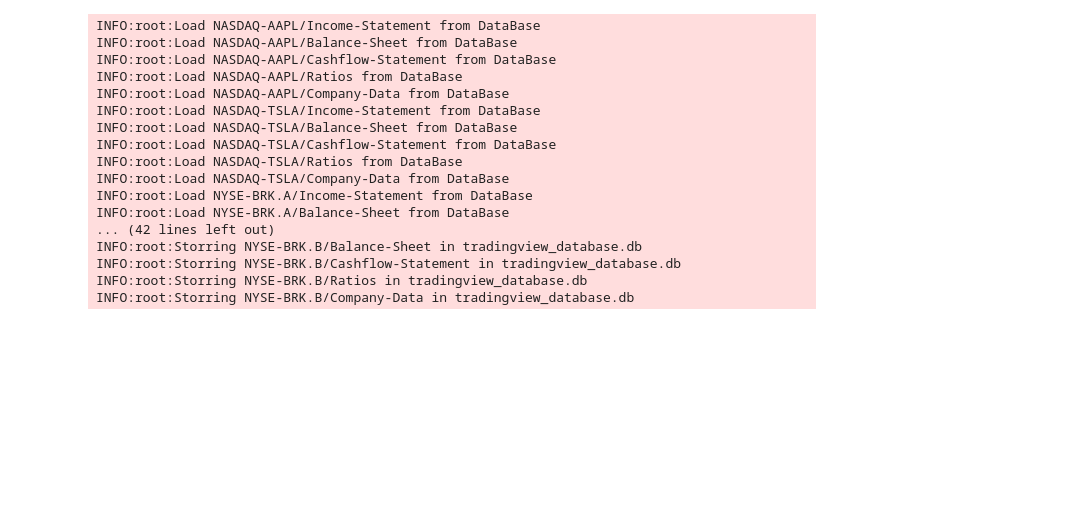
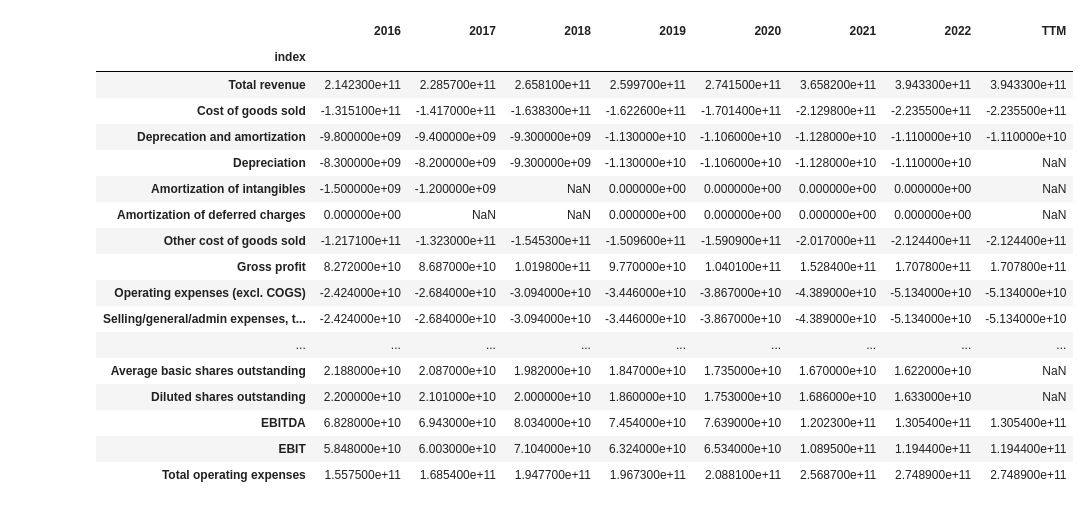
Before and after one commit to svetlozardraganov/tradingview.com-scraper, a Jupyter notebook: tradingview-scraper.ipynb, the cells around one changed output. Saved outputs shown, nothing was run; the diff lists cells and outputs as text; code cells hidden in the pictures; blank space fills up the shorter version.

Commit message:
Separate DataBase from ScrapeTrendingView classes

```diff
--- a/tradingview-scraper.ipynb
+++ b/tradingview-scraper.ipynb
@@ -554,49 +792,56 @@ class ScrapeTrendingView():
 # %%
-#Innitial Scraping Cell
+#INPUT COMPANIES DATA CELL
+
+# companies = []
+# company_urls = ['NASDAQ-AAPL', 'NASDAQ-TSLA', 'NYSE-BRK.A', 'NYSE-BRK.B']
+# for url in company_urls:
+#     output = ScrapeTrendingView(company_url=url)
+#     companies.append(output)
+
+# for company in companies:
+#     if company.load_from_database == False:
+#         DataBase.AddToDatabase(data=company)
+
+#####################################################################
 
 companies = []
 company_urls = ['NASDAQ-AAPL', 'NASDAQ-TSLA', 'NYSE-BRK.A', 'NYSE-BRK.B']
 for url in company_urls:
-    output = ScrapeTrendingView(company_url=url)
+    output = DataBase()
+    output.GetFromDataBase(company_url=url)
     companies.append(output)
 
-for company in companies:
-    if company.load_from_database == False:
-        DataBase.AddToDatabase(data=company)
+    # output = ScrapeTrendingView(company_url=url)
+    # companies.append(output)
 
+# for company in companies:
+#     if company.load_from_database == False:
+#         DataBase.AddToDatabase(data=company)
 
+#####################################################################
 # apple = ScrapeTrendingView(company_url='NASDAQ-AAPL')
-# tesla = ScrapeTrendingView(company_url='NASDAQ-TSLA')
-
 # apple.income_statement
 # apple.balanse_sheet
 # apple.cashflow_statement
 # apple.statistics
-
-# tesla.income_statement
-# tesla.balanse_sheet
-# tesla.cashflow_statement
-# tesla.statistics
-
-# berkshire.income_statement
-# berkshire.balanse_sheet
-# berkshire.cashflow_statement
-# berkshire.statistics
-# %% [output]
-INFO:root:Load NASDAQ-AAPL/Income-Statement from DataBase
-INFO:root:Load NASDAQ-AAPL/Balance-Sheet from DataBase
-INFO:root:Load NASDAQ-AAPL/Cashflow-Statement from DataBase
-INFO:root:Load NASDAQ-AAPL/Ratios from DataBase
-INFO:root:Load NASDAQ-AAPL/Company-Data from DataBase
-INFO:root:Load NASDAQ-TSLA/Income-Statement from DataBase
-INFO:root:Load NASDAQ-TSLA/Balance-Sheet from DataBase
-INFO:root:Load NASDAQ-TSLA/Cashflow-Statement from DataBase
-INFO:root:Load NASDAQ-TSLA/Ratios from DataBase
-INFO:root:Load NASDAQ-TSLA/Company-Data from DataBase
-INFO:root:Load NYSE-BRK.A/Income-Statement from DataBase
-INFO:root:Load NYSE-BRK.A/Balance-Sheet from DataBase
-... (42 lines left out)
-INFO:root:Storring NYSE-BRK.B/Balance-Sheet in tradingview_database.db
-INFO:root:Storring NYSE-BRK.B/Cashflow-Statement in tradingview_database.db
-INFO:root:Storring NYSE-BRK.B/Ratios in tradingview_database.db
-INFO:root:Storring NYSE-BRK.B/Company-Data in tradingview_database.db
+# %%
+companies[0].income_statement
+# %% [output]
+|  | 2016 | 2017 | 2018 | 2019 | 2020 | 2021 | 2022 | TTM |
+| index |  |  |  |  |  |  |  |  |
+| Total revenue | 2.142300e+11 | 2.285700e+11 | 2.658100e+11 | 2.599700e+11 | 2.741500e+11 | 3.658200e+11 | 3.943300e+11 | 3.943300e+11 |
+| Cost of goods sold | -1.315100e+11 | -1.417000e+11 | -1.638300e+11 | -1.622600e+11 | -1.701400e+11 | -2.129800e+11 | -2.235500e+11 | -2.235500e+11 |
+| Deprecation and amortization | -9.800000e+09 | -9.400000e+09 | -9.300000e+09 | -1.130000e+10 | -1.106000e+10 | -1.128000e+10 | -1.110000e+10 | -1.110000e+10 |
+| Depreciation | -8.300000e+09 | -8.200000e+09 | -9.300000e+09 | -1.130000e+10 | -1.106000e+10 | -1.128000e+10 | -1.110000e+10 | NaN |
+| Amortization of intangibles | -1.500000e+09 | -1.200000e+09 | NaN | 0.000000e+00 | 0.000000e+00 | 0.000000e+00 | 0.000000e+00 | NaN |
+| Amortization of deferred charges | 0.000000e+00 | NaN | NaN | 0.000000e+00 | 0.000000e+00 | 0.000000e+00 | 0.000000e+00 | NaN |
+| Other cost of goods sold | -1.217100e+11 | -1.323000e+11 | -1.545300e+11 | -1.509600e+11 | -1.590900e+11 | -2.017000e+11 | -2.124400e+11 | -2.124400e+11 |
+| Gross profit | 8.272000e+10 | 8.687000e+10 | 1.019800e+11 | 9.770000e+10 | 1.040100e+11 | 1.528400e+11 | 1.707800e+11 | 1.707800e+11 |
+| Operating expenses (excl. COGS) | -2.424000e+10 | -2.684000e+10 | -3.094000e+10 | -3.446000e+10 | -3.867000e+10 | -4.389000e+10 | -5.134000e+10 | -5.134000e+10 |
+| Selling/general/admin expenses, t... | -2.424000e+10 | -2.684000e+10 | -3.094000e+10 | -3.446000e+10 | -3.867000e+10 | -4.389000e+10 | -5.134000e+10 | -5.134000e+10 |
+| ... | ... | ... | ... | ... | ... | ... | ... | ... |
+| Average basic shares outstanding | 2.188000e+10 | 2.087000e+10 | 1.982000e+10 | 1.847000e+10 | 1.735000e+10 | 1.670000e+10 | 1.622000e+10 | NaN |
+| Diluted shares outstanding | 2.200000e+10 | 2.101000e+10 | 2.000000e+10 | 1.860000e+10 | 1.753000e+10 | 1.686000e+10 | 1.633000e+10 | NaN |
+| EBITDA | 6.828000e+10 | 6.943000e+10 | 8.034000e+10 | 7.454000e+10 | 7.639000e+10 | 1.202300e+11 | 1.305400e+11 | 1.305400e+11 |
+| EBIT | 5.848000e+10 | 6.003000e+10 | 7.104000e+10 | 6.324000e+10 | 6.534000e+10 | 1.089500e+11 | 1.194400e+11 | 1.194400e+11 |
+| Total operating expenses | 1.557500e+11 | 1.685400e+11 | 1.947700e+11 | 1.967300e+11 | 2.088100e+11 | 2.568700e+11 | 2.748900e+11 | 2.748900e+11 |
```
Also changed, not shown: parts of 8 cells of this notebook, 3 other files.
